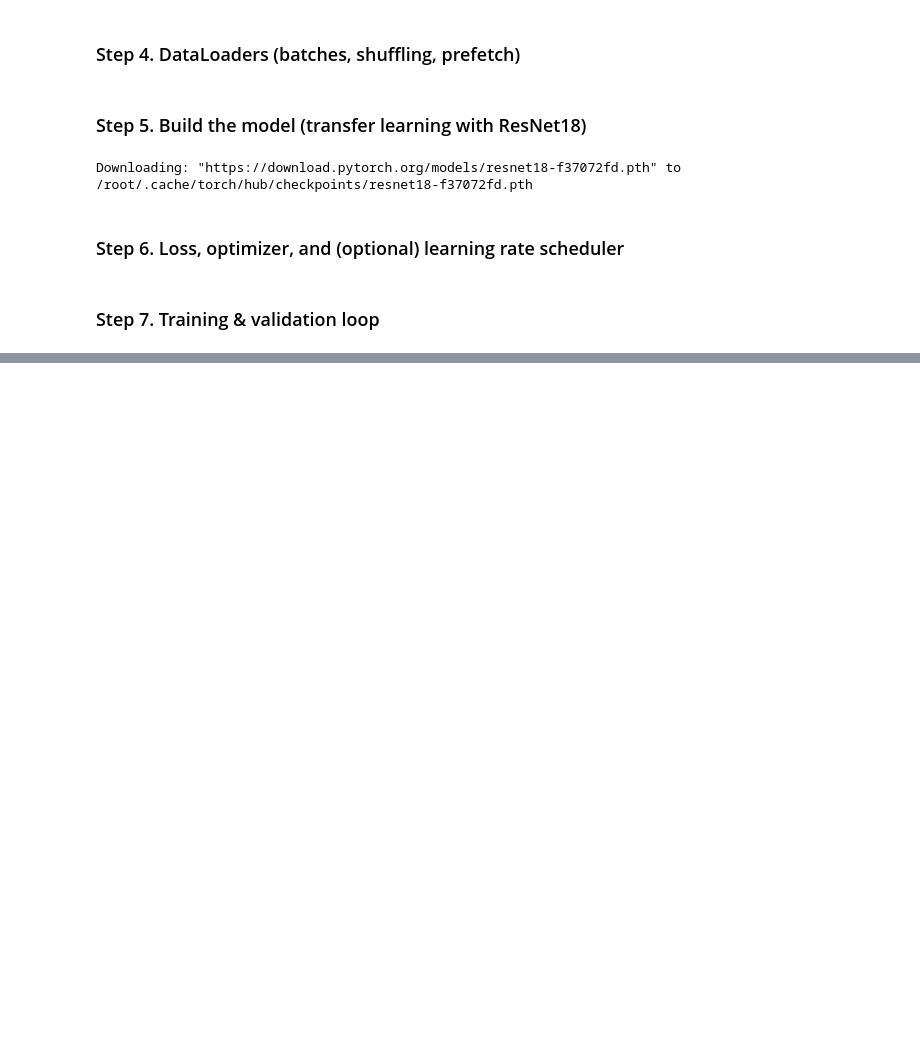
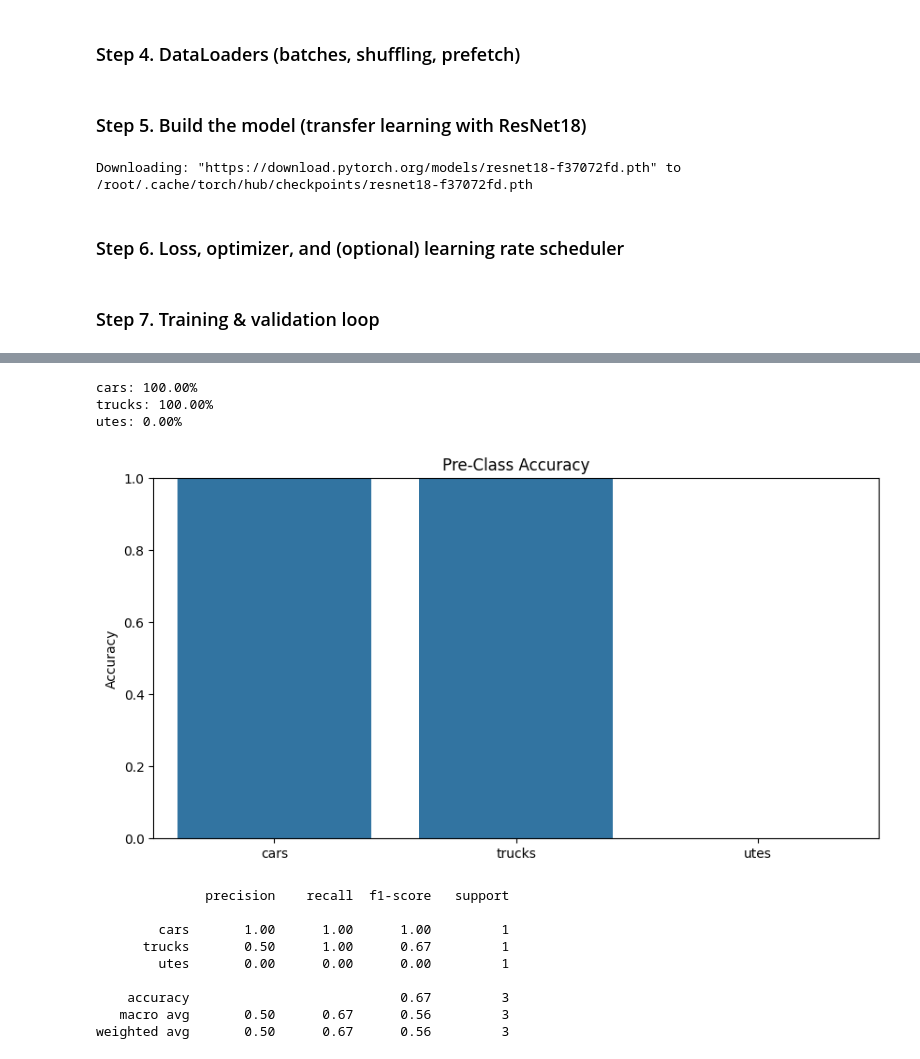
Before and after one commit to Ganesh-DSML/DSML-Practice, a Jupyter notebook: PYT_Image_Classification.ipynb, the cells around one changed output, grey strips where cells are left out. Drawn from its saved outputs; the diff is of its cells as text; code cells hidden in the pictures; blank space fills up the shorter version.

```diff
--- a/PYT_Image_Classification.ipynb
+++ b/PYT_Image_Classification.ipynb
@@ -212,0 +249,27 @@ Save best_model.pth with val acc: 0.6666666666666666
+# %%
+class_acc = np.diag(cm)/cm.sum(axis =1)
+for cls, acc in zip(data_for_split.classes, class_acc):
+  print(f'{cls}:{acc: .2%}')
+
+plt.figure(figsize=(10,5))
+sns.barplot(x=data_for_split.classes, y=class_acc)
+plt.ylim(0,1)
+plt.ylabel('Accuracy')
+plt.title('Pre-Class Accuracy')
+plt.show()
+
+print(classification_report(val_labels, val_preds, target_names=data_for_split.classes))
+# %% [output]
+cars: 100.00%
+trucks: 100.00%
+utes: 0.00%
+[figure, added]
+              precision    recall  f1-score   support
+
+        cars       1.00      1.00      1.00         1
+      trucks       0.50      1.00      0.67         1
+        utes       0.00      0.00      0.00         1
+
+    accuracy                           0.67         3
+   macro avg       0.50      0.67      0.56         3
+weighted avg       0.50      0.67      0.56         3
```
Also changed, not shown: parts of 6 cells of this notebook.
